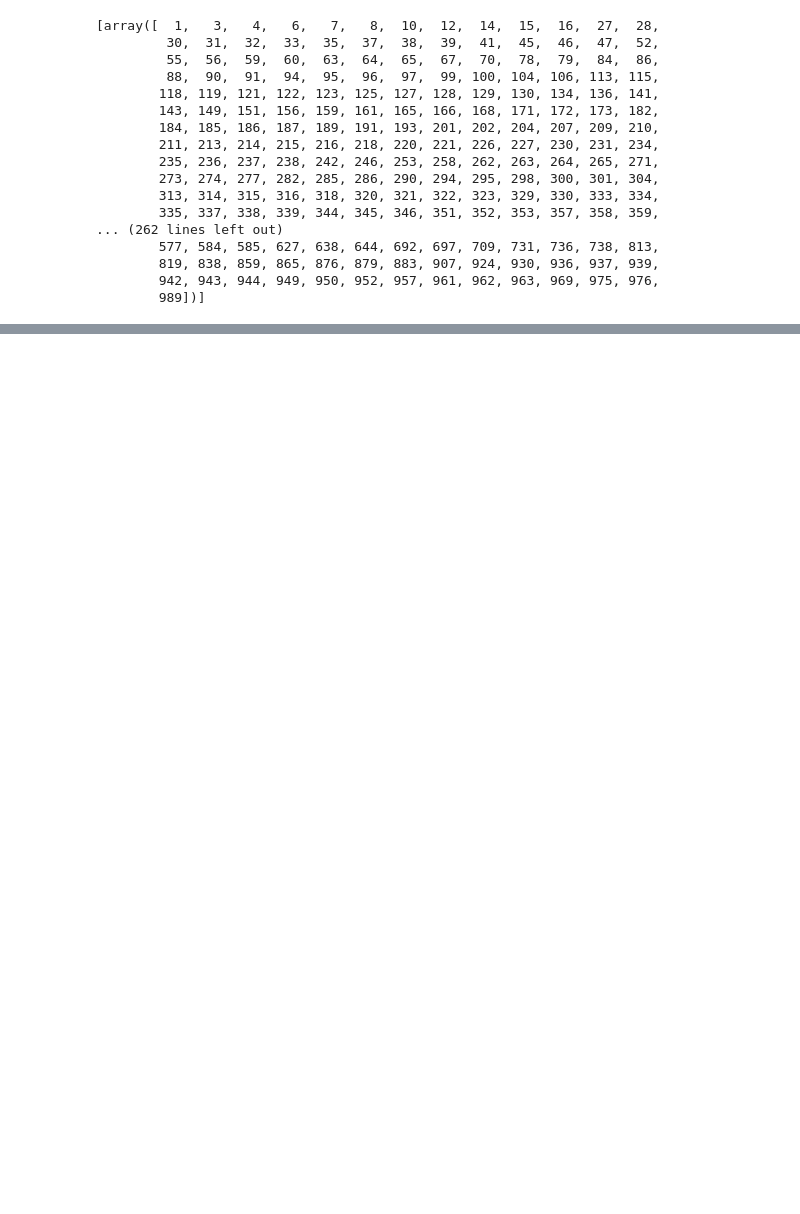
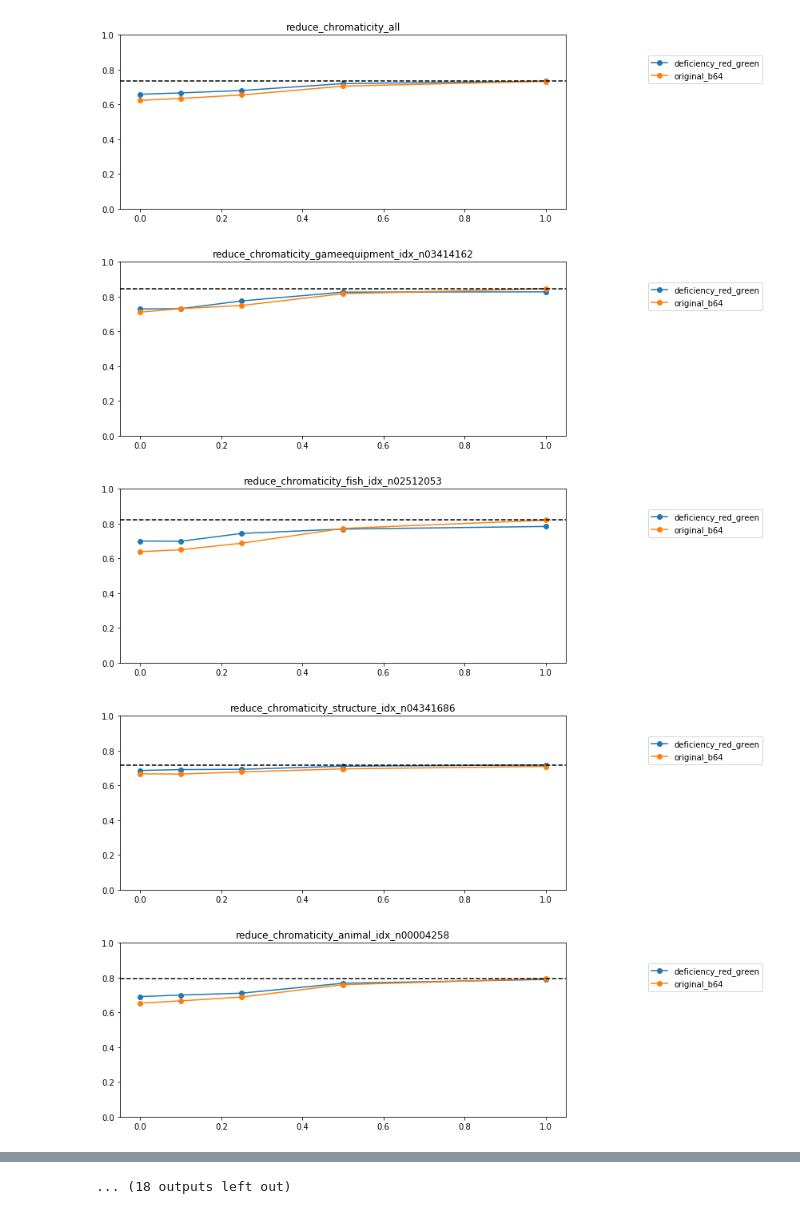
Before and after one commit to ArashAkbarinia/kernelphysiology, a Jupyter notebook: python/src/kernelphysiology/analysis/keras_networks/report_chromacity.ipynb, the cells around one changed output, grey strips where cells are left out. Cells and saved outputs as stored; diff of their text form; code cells hidden in the pictures; blank space fills up the shorter version.

```diff
--- a/python/src/kernelphysiology/analysis/keras_networks/report_chromacity.ipynb
+++ b/python/src/kernelphysiology/analysis/keras_networks/report_chromacity.ipynb
@@ -78,7 +43,0 @@ for file in sorted(glob.glob(result_dir + '*.csv')):
-# %%
-top1_results = np.zeros((num_tests, num_networks))
-top5_results = np.zeros((num_tests, num_networks))
-
-for i, (key, value) in enumerate(networks.items()):
-    top1_results[:, i] = value.top1_accuracy
-    top5_results[:, i] = value.top5_accuracy
@@ -100,3 +43,0 @@ for i, (key, value) in enumerate(networks.items()):
-# %%
-for i, (key, value) in enumerate(networks.items()):
-    print(key, len(outliers[i]))
@@ -121,20 +43,0 @@ set.intersection(*map(set,outliers_n1))
-# %%
-outliers_n1
-# %% [output]
-[array([  1,   3,   4,   6,   7,   8,  10,  12,  14,  15,  16,  27,  28,
-         30,  31,  32,  33,  35,  37,  38,  39,  41,  45,  46,  47,  52,
-         55,  56,  59,  60,  63,  64,  65,  67,  70,  78,  79,  84,  86,
-         88,  90,  91,  94,  95,  96,  97,  99, 100, 104, 106, 113, 115,
-        118, 119, 121, 122, 123, 125, 127, 128, 129, 130, 134, 136, 141,
-        143, 149, 151, 156, 159, 161, 165, 166, 168, 171, 172, 173, 182,
-        184, 185, 186, 187, 189, 191, 193, 201, 202, 204, 207, 209, 210,
-        211, 213, 214, 215, 216, 218, 220, 221, 226, 227, 230, 231, 234,
-        235, 236, 237, 238, 242, 246, 253, 258, 262, 263, 264, 265, 271,
-        273, 274, 277, 282, 285, 286, 290, 294, 295, 298, 300, 301, 304,
-        313, 314, 315, 316, 318, 320, 321, 322, 323, 329, 330, 333, 334,
-        335, 337, 338, 339, 344, 345, 346, 351, 352, 353, 357, 358, 359,
-... (262 lines left out)
-        577, 584, 585, 627, 638, 644, 692, 697, 709, 731, 736, 738, 813,
-        819, 838, 859, 865, 876, 879, 883, 907, 924, 930, 936, 937, 939,
-        942, 943, 944, 949, 950, 952, 957, 961, 962, 963, 969, 975, 976,
-        989])]
@@ -155,0 +79,29 @@ for i, (key, value) in enumerate(networks.items()):
+# %%
+def plot_results(networks, original_networks, experiment_name, original_value, cat_inds=None):
+    fig = plt.figure(figsize=(10, 4))
+    ax = fig.add_subplot(1, 1, 1)
+    all_xs = None
+    all_ys = []
+    for ((key, value), (key_original, value_original)) in zip(networks.items(), original_networks.items()):
+        xs = np.concatenate((value.test_values, [[original_value]]), axis=1)
+        if cat_inds is None:
+            non_original_res = value.top1_accuracy
+            original_res = value_original.top1_accuracy
+        else:
+            non_original_res = value.classes_top1_accuracy[cat_inds.astype('uint'), :].mean(axis=0)
+            non_original_res = np.expand_dims(non_original_res, 0)
+            original_res = value_original.classes_top1_accuracy[cat_inds.astype('uint'), :].mean(axis=0)
+            original_res = np.expand_dims(original_res, 0)
+        ys = np.concatenate((non_original_res, original_res), axis=1)
+        sorted_inds = np.argsort(xs)
+        if all_xs is None:
+            all_xs = xs[0, sorted_inds]
+        all_ys.append(ys[0, sorted_inds])
+        ax.plot(*xs[0, sorted_inds], *ys[0, sorted_inds], marker='o')
+    ax.legend(networks.keys(), loc='right', bbox_to_anchor=(1.45, 0.8))
+    ax.set_title(experiment_name)
+    ax.set_ylim([0, 1])
+    all_ys = np.array(all_ys).squeeze()
+    ax.axhline(y=all_ys.max(), linestyle='--', color='black')
+    plt.show()
+    return (all_xs, all_ys)
@@ -155,0 +151,9 @@ for i, (key, value) in enumerate(networks.items()):
+# %%
+resnet_result = do_one_network(resnet_result_dir, which_experiments[5:6],
+                               original_values[5:6], all_categories, ['deficiency_red_green', 'original_b64'])
+# %% [output]
+[figure, added]
+[figure, added]
+[figure, added]
+[figure, added]
+[figure, added]
@@ -155,0 +167 @@ for i, (key, value) in enumerate(networks.items()):
+... (18 outputs left out)
```
Also changed, not shown: parts of 16 cells of this notebook.
